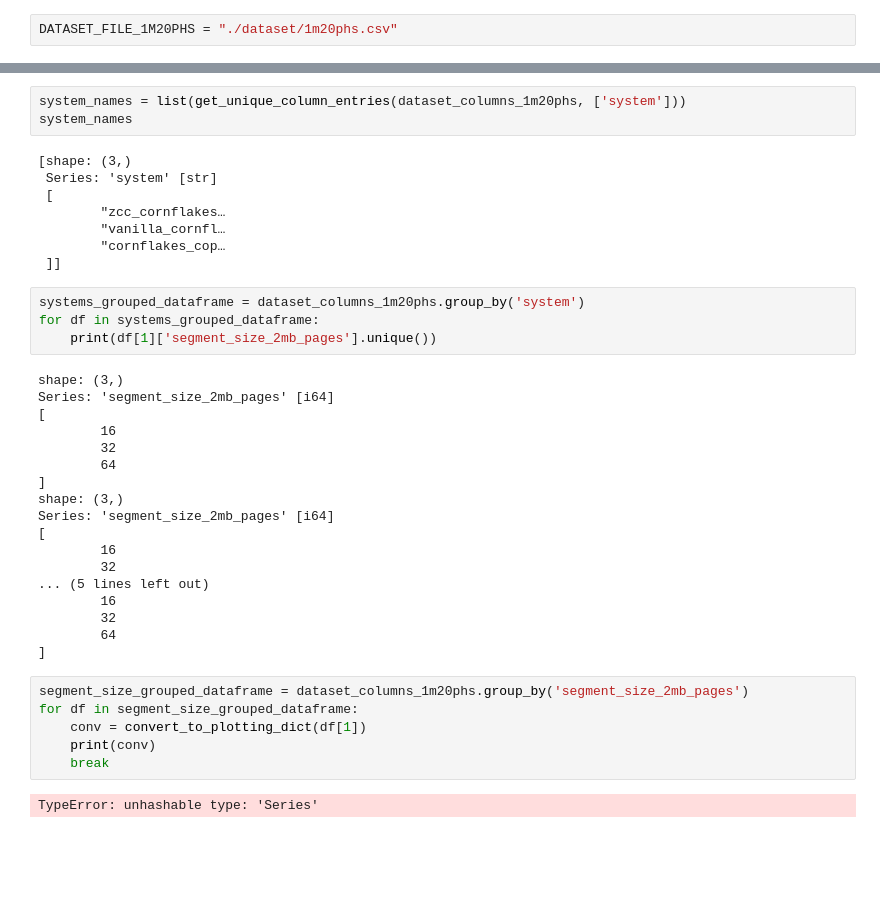
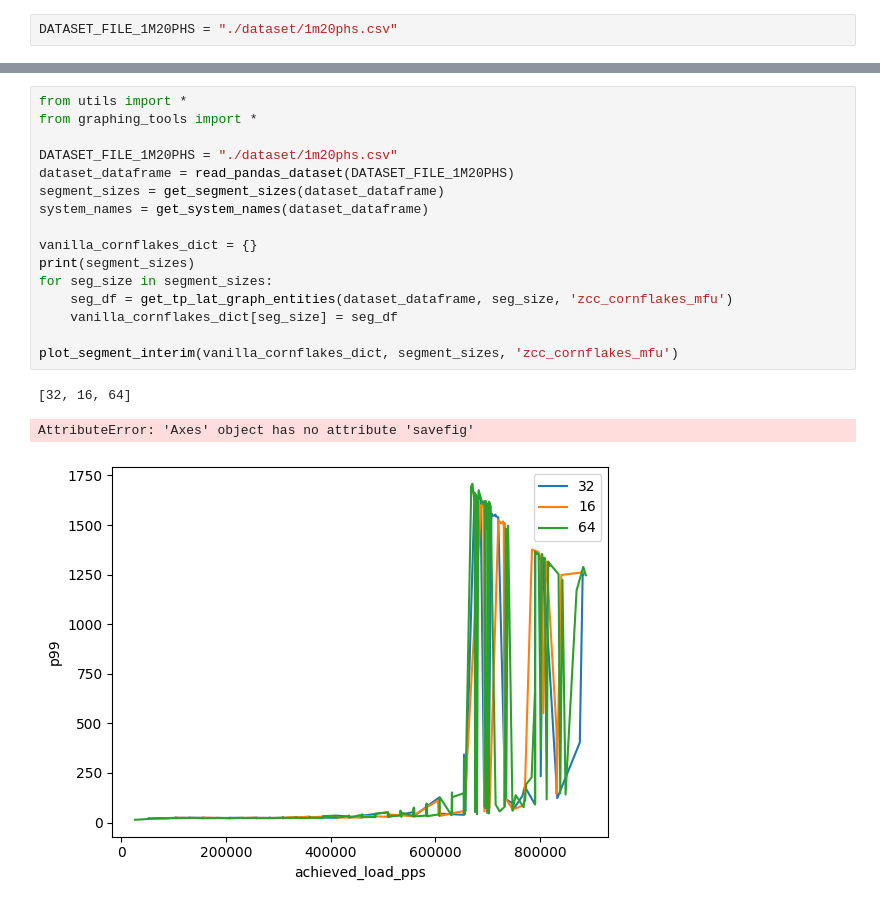
Before and after one commit to arnavtope11/zcc-graph-scripts, a Jupyter notebook: ZCC Throughput Latency Curve.ipynb, the cells around one changed output, grey strips where cells are left out. Drawn from its saved outputs; the diff is of its cells as text; blank space fills up the shorter version.

```diff
--- a/ZCC Throughput Latency Curve.ipynb
+++ b/ZCC Throughput Latency Curve.ipynb
@@ -50,41 +3,20 @@ TypeError: cannot use `__getitem__` on Series of dtype Int64 with argument 'syst
-# %%
-system_names = list(get_unique_column_entries(dataset_columns_1m20phs, ['system']))
-system_names
-# %% [output]
-[shape: (3,)
- Series: 'system' [str]
- [
-        "zcc_cornflakes…
-        "vanilla_cornfl…
-        "cornflakes_cop…
- ]]
-# %%
-systems_grouped_dataframe = dataset_columns_1m20phs.group_by('system')
-for df in systems_grouped_dataframe:
-    print(df[1]['segment_size_2mb_pages'].unique())
-# %% [output]
-shape: (3,)
-Series: 'segment_size_2mb_pages' [i64]
-[
-        16
-        32
-        64
-]
-shape: (3,)
-Series: 'segment_size_2mb_pages' [i64]
-[
-        16
-        32
-... (5 lines left out)
-        16
-        32
-        64
-]
-# %%
-segment_size_grouped_dataframe = dataset_columns_1m20phs.group_by('segment_size_2mb_pages')
-for df in segment_size_grouped_dataframe:
-    conv = convert_to_plotting_dict(df[1])
-    print(conv)
-    break
-# %% [output]
-TypeError: unhashable type: 'Series'
+# %%
+from utils import *
+from graphing_tools import *
+
+DATASET_FILE_1M20PHS = "./dataset/1m20phs.csv"
+dataset_dataframe = read_pandas_dataset(DATASET_FILE_1M20PHS)
+segment_sizes = get_segment_sizes(dataset_dataframe)
+system_names = get_system_names(dataset_dataframe)
+
+vanilla_cornflakes_dict = {}
+print(segment_sizes)
+for seg_size in segment_sizes:
+    seg_df = get_tp_lat_graph_entities(dataset_dataframe, seg_size, 'zcc_cornflakes_mfu')
+    vanilla_cornflakes_dict[seg_size] = seg_df
+
+plot_segment_interim(vanilla_cornflakes_dict, segment_sizes, 'zcc_cornflakes_mfu')
+# %% [output]
+[32, 16, 64]
+AttributeError: 'Axes' object has no attribute 'savefig'
+[figure, added]
```
Also changed, not shown: parts of 5 cells of this notebook.
